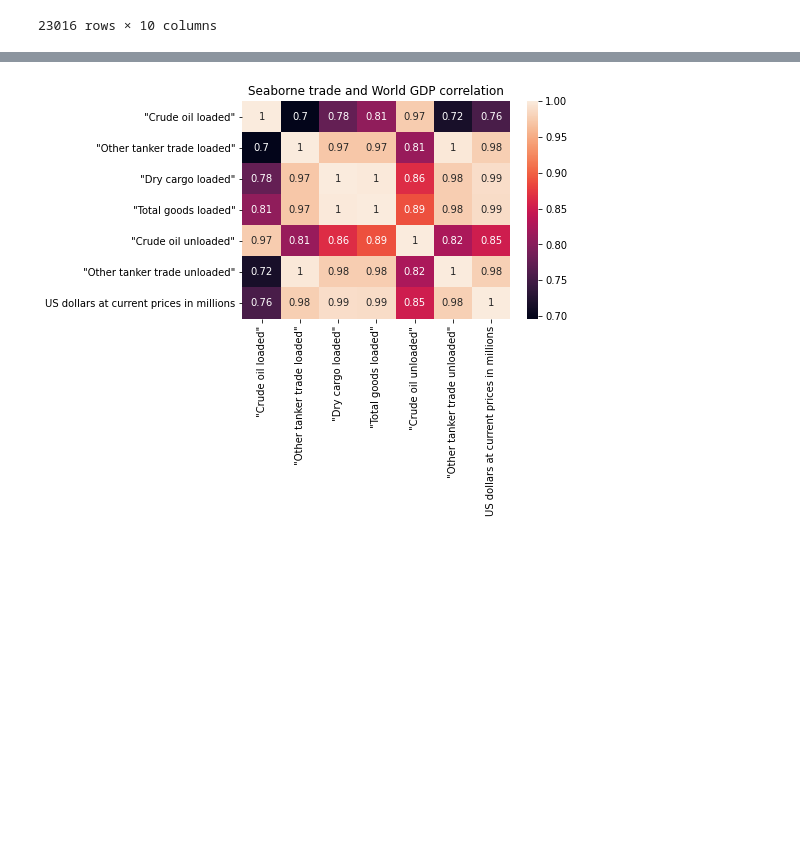
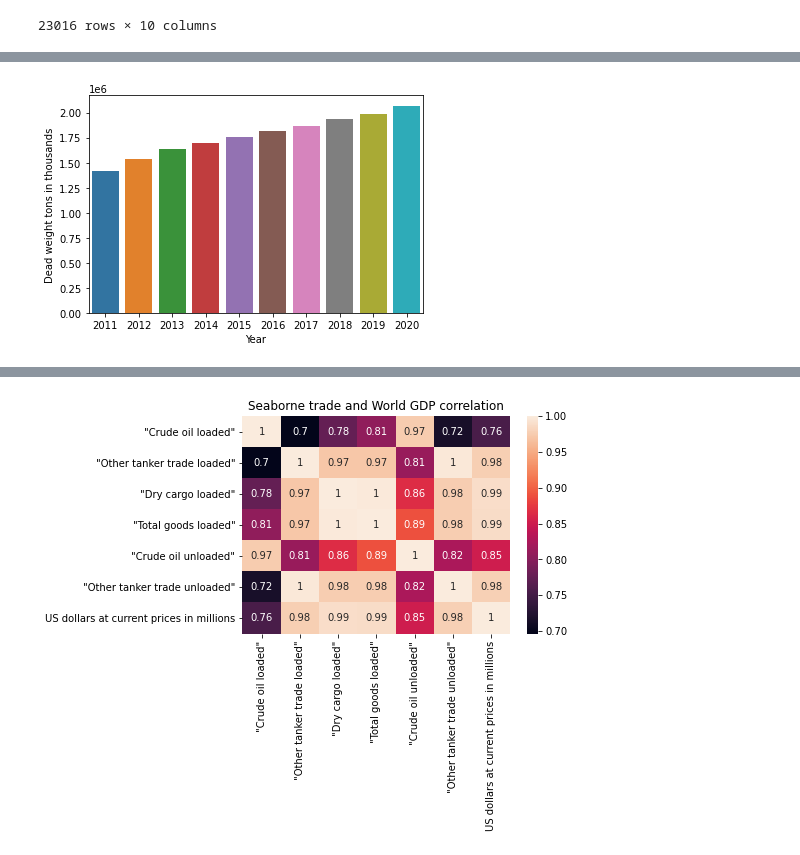
Before and after one commit to Jaraiz91/Javier_Araiz_TheBridge, a Jupyter notebook: EDA_Project/src/main.ipynb, the cells around one changed output, grey strips where cells are left out. Saved outputs shown, nothing was run; the diff lists cells and outputs as text; code cells hidden in the pictures; blank space fills up the shorter version.

```diff
--- a/EDA_Project/src/main.ipynb
+++ b/EDA_Project/src/main.ipynb
@@ -437,3 +459,7 @@ fleet_shipNo
 | 79871 | 2020-01-01 | 926 | United Kingdom | 4 | Container ships | 4230.842 | 1.539291 | ... |
 | 79872 | 2020-01-01 | 926 | United Kingdom | 5 | Other types of ships | 5940.901 | 2.505656 | ... |
 23016 rows × 10 columns
+# %%
+total_fleet_shipNo = fleet_shipNo[fleet_shipNo['ShipType Label']== 'Total fleet']
+total_fleet_shipNo['Year'] = pd.DatetimeIndex(total_fleet_shipNo['Year']).year
+total_fleet_shipNo
@@ -439,0 +484,3 @@ fleet_shipNo
+# %%
+total_fleet_shipNo = total_fleet_shipNo[total_fleet_shipNo['Economy Label']== 'World']
+total_fleet_shipNo
@@ -439,0 +503,5 @@ fleet_shipNo
+# %%
+sns.barplot(data= total_fleet_shipNo, x= 'Year', y= 'Dead weight tons in thousands')
+plt.savefig('../Resources/Total_fleet_deadweight_evol.png')
+# %% [output]
+[figure, added]
```
Also changed, not shown: parts of 13 cells of this notebook, 10 other files.
